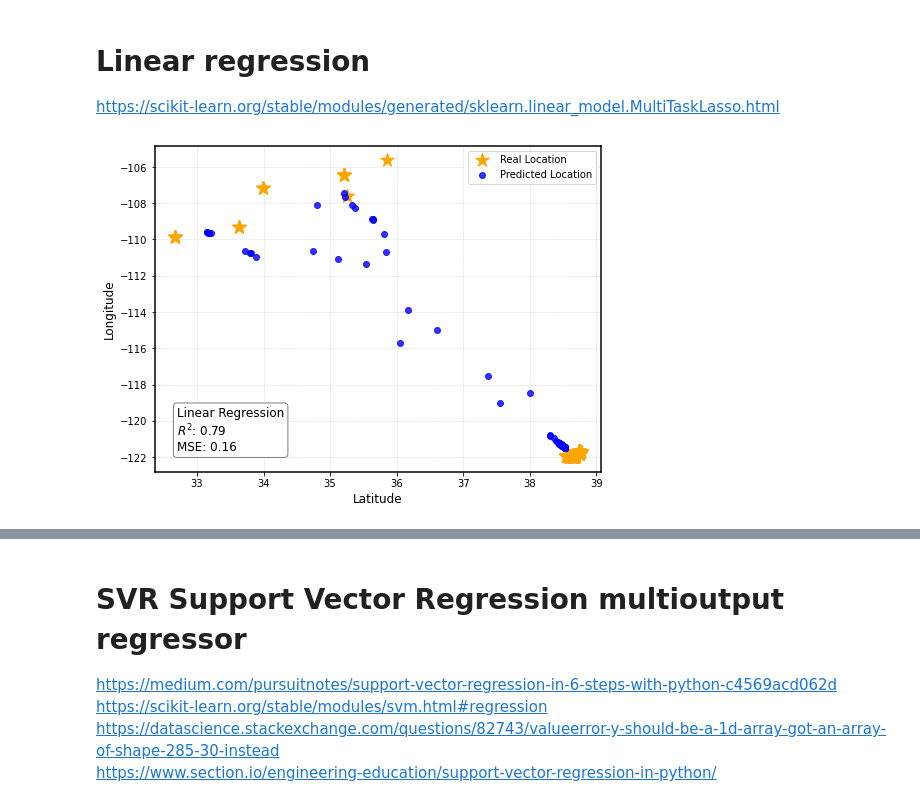
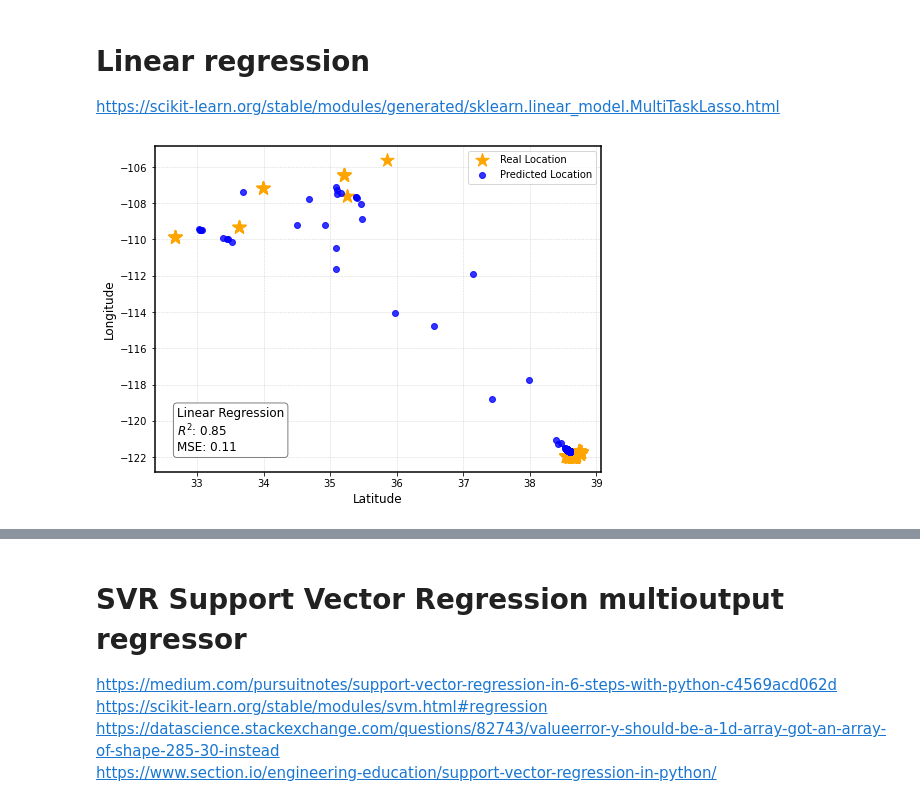
Before and after one commit to hayesrebecca/pollenGeolocation, a Jupyter notebook: 2_modelComparisons.ipynb, the cells around one changed output, grey strips where cells are left out. Saved outputs shown, nothing was run; the diff lists cells and outputs as text; code cells hidden in the pictures.

```diff
--- a/2_modelComparisons.ipynb
+++ b/2_modelComparisons.ipynb
@@ -46,22 +48,22 @@ https://scikit-learn.org/stable/modules/generated/sklearn.linear_model.MultiTask
 # %%
 # Create a figure and an axis
 fig, ax = plt.subplots(figsize=(8, 6))
 
 
-MTKNReg = linear_model.MultiTaskLasso(alpha=0.1)
+MTKNReg = linear_model.MultiTaskLasso(alpha=0.05)
 MTKNReg.fit(X_train, y_train)
 preds_LR = MTKNReg.predict(X_test)
 
 LR_rsq = r2_score(y_test,preds_LR)
 LR_mse = mean_squared_error(y_test,preds_LR)
 distances_LR = [geodesic(real, pred).kilometers for real, pred in zip(y_test, preds_LR)]
 avg_distance_LR = np.mean(distances_LR)
 se_distance_LR = np.std(distances_LR)
 
 
 plot_test_preds(y_test, preds_LR, sc_y, "Linear Regression",ax=ax)
 # %% [output]
-[figure, old version]
+[figure, new version]
 # %%
 from sklearn.linear_model import Lasso, LinearRegression, LogisticRegression
 from sklearn.model_selection import train_test_split
```
Also changed, not shown: parts of 12 cells of this notebook, 1 other file.
